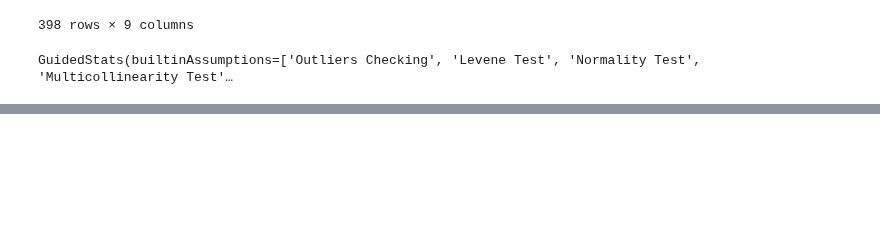
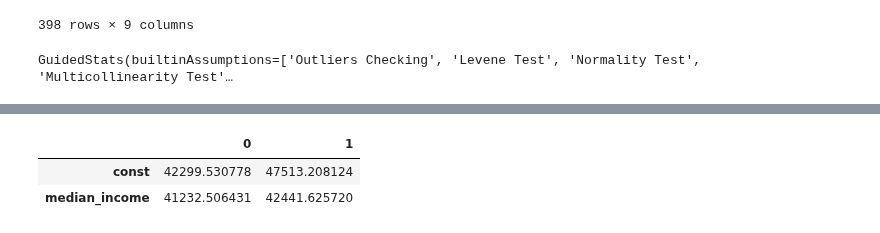
Before and after one commit to cmudig/GuidedStats, a Jupyter notebook: examples/test.ipynb, the cells around one changed output, grey strips where cells are left out. Drawn from its saved outputs; the diff is of its cells as text; code cells hidden in the pictures; blank space fills up the shorter version.

```diff
--- a/examples/test.ipynb
+++ b/examples/test.ipynb
@@ -529,0 +579,6 @@ SyntaxError: invalid syntax (2902954735.py, line 146)
+# %%
+b.export("model").fittedModel.conf_int()
+# %% [output]
+|  | 0 | 1 |
+| const | 42299.530778 | 47513.208124 |
+| median_income | 41232.506431 | 42441.625720 |
```
Also changed, not shown: parts of 27 cells of this notebook, 19 other files.
